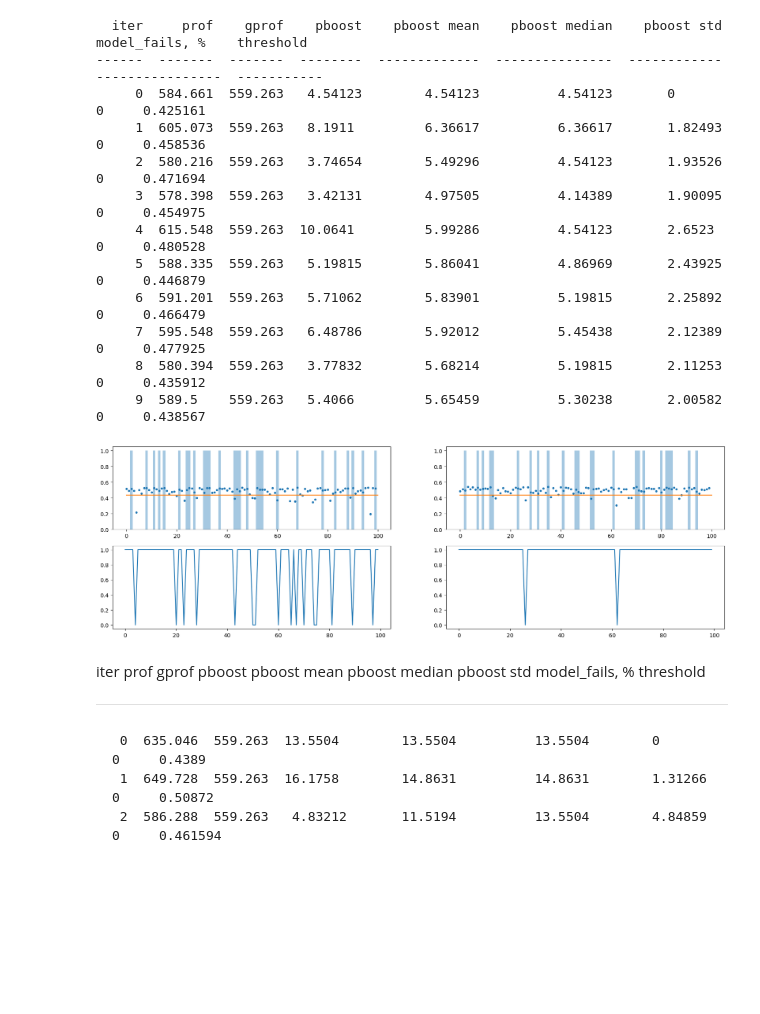
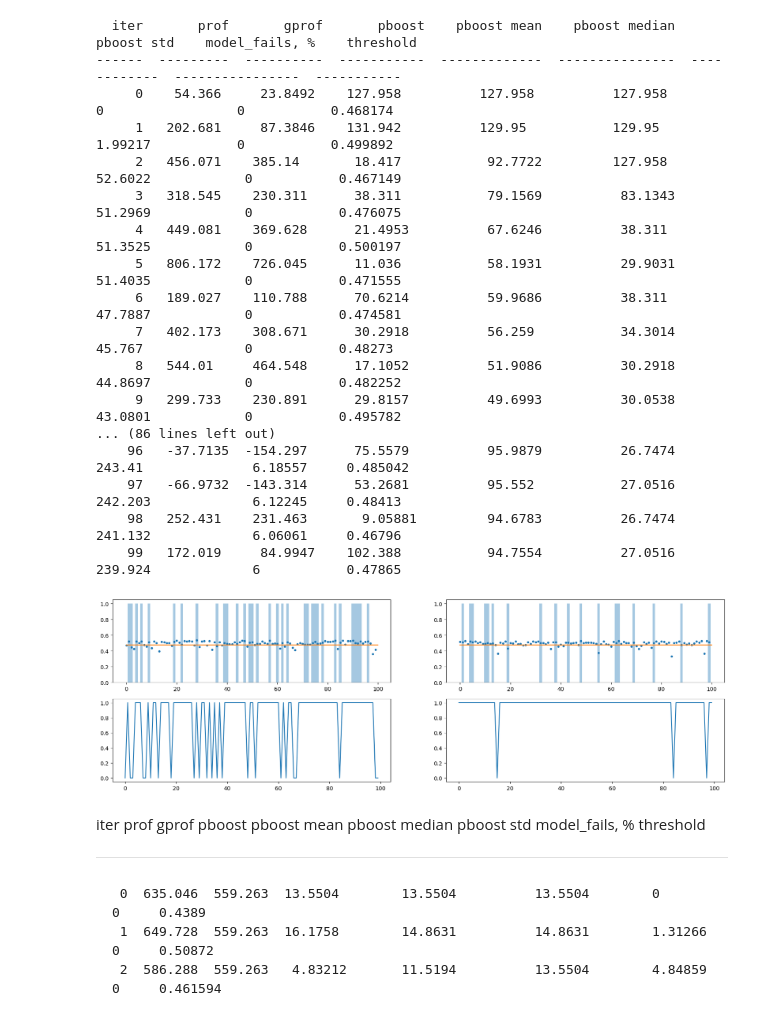
Before and after one commit to binrey/MLTR, a Jupyter notebook: train.ipynb, the cells around one changed output. Cells and saved outputs as stored; diff of their text form; code cells hidden in the pictures; blank space fills up the shorter version.

```diff
--- a/train.ipynb
+++ b/train.ipynb
@@ -92,16 +94,16 @@ def calc_weights2(predicts, th):
 # %%
 from sklearn.metrics import f1_score
 import torch
-device = "mps"
+device = "cuda"
 
-nitrers = 10
+nitrers = 100
 test_split_size = 0.2
 calc_test = False
 id2tf = {v:k for k, v in tfdict.items()}
 
 pprofits, gprofits, metrics, table = np.zeros((3, nitrers)), np.zeros((3, nitrers)), np.zeros((2, nitrers)), []
 for i in range(nitrers):
-    if i == 0:
+    if i >= 0:
         np.random.seed(i)
         X_train, X_test, y_train, y_test, profs_train, profs_test, tf_test = get_data(X, y, test_split_size)
     X_train = torch.tensor(X_train).float().to(device)
@@ -158,46 +160,51 @@ for i in range(nitrers):
         # print(f"profit boost std: {prof_boost_std}")
         # metrics_mean, metrics_std = metrics.mean(1, where=metrics!=0), metrics.std(1, where=metrics!=0)
         # print(f"metrics train/val means: {metrics_mean}, std: {metrics_std}")
         # print(f"overfitting mean: {metrics_mean[0]/metrics_mean[1]}, std: {metrics_std[0]/metrics_std[1]}\n")
     else:
         print()
 
 plt.figure(figsize=(20, 6))
 plt.subplot(2, 2, 1)
 plt.plot(p_train[:100], ".")
 plt.bar(np.arange(100), y_train[:100, 0], width=[1]*100, alpha=0.4)
 plt.plot([0, 100], [threshold, threshold])
 if len(p_test):
     p_test4show = np.median(p_test, axis=0)
     plt.subplot(2, 2, 2)
     plt.plot(p_test4show[:100], ".")
     plt.bar(np.arange(100), y_test[:100, 0], width=[1]*100, alpha=0.4)
     # plt.bar(np.arange(100), profs_test[:100], width=[1]*100, alpha=0.2)
     plt.plot([0, 100], [threshold, threshold])
     plt.subplot(2, 2, 3)
     plt.plot(w_profs_train[:100])
     plt.subplot(2, 2, 4)
     plt.plot(w_profs_test[:100])
     # plt.plot(profs_test[:100]*w_profs_test[:100])
     # plt.plot(profs_test[:100], linewidth=3, alpha=0.5)
 
 
 model.set_threshold(threshold)
 torch.save(model.state_dict(), "model.pth")
 # %% [output]
-  iter     prof    gprof    pboost    pboost mean    pboost median    pboost std    model_fails, %    threshold
-------  -------  -------  --------  -------------  ---------------  ------------  ----------------  -----------
-     0  584.661  559.263   4.54123        4.54123          4.54123       0                       0     0.425161
-     1  605.073  559.263   8.1911         6.36617          6.36617       1.82493                 0     0.458536
-     2  580.216  559.263   3.74654        5.49296          4.54123       1.93526                 0     0.471694
-     3  578.398  559.263   3.42131        4.97505          4.14389       1.90095                 0     0.454975
-     4  615.548  559.263  10.0641         5.99286          4.54123       2.6523                  0     0.480528
-     5  588.335  559.263   5.19815        5.86041          4.86969       2.43925                 0     0.446879
-     6  591.201  559.263   5.71062        5.83901          5.19815       2.25892                 0     0.466479
-     7  595.548  559.263   6.48786        5.92012          5.45438       2.12389                 0     0.477925
-     8  580.394  559.263   3.77832        5.68214          5.19815       2.11253                 0     0.435912
-     9  589.5    559.263   5.4066         5.65459          5.30238       2.00582                 0     0.438567
+  iter       prof       gprof       pboost    pboost mean    pboost median    pboost std    model_fails, %    threshold
+------  ---------  ----------  -----------  -------------  ---------------  ------------  ----------------  -----------
+     0    54.366     23.8492    127.958          127.958          127.958        0                 0           0.468174
+     1   202.681     87.3846    131.942          129.95           129.95         1.99217           0           0.499892
+     2   456.071    385.14       18.417           92.7722         127.958       52.6022            0           0.467149
+     3   318.545    230.311      38.311           79.1569          83.1343      51.2969            0           0.476075
+     4   449.081    369.628      21.4953          67.6246          38.311       51.3525            0           0.500197
+     5   806.172    726.045      11.036           58.1931          29.9031      51.4035            0           0.471555
+     6   189.027    110.788      70.6214          59.9686          38.311       47.7887            0           0.474581
+     7   402.173    308.671      30.2918          56.259           34.3014      45.767             0           0.48273
+     8   544.01     464.548      17.1052          51.9086          30.2918      44.8697            0           0.482252
+     9   299.733    230.891      29.8157          49.6993          30.0538      43.0801            0           0.495782
+... (86 lines left out)
+    96   -37.7135  -154.297      75.5579          95.9879          26.7474     243.41              6.18557     0.485042
+    97   -66.9732  -143.314      53.2681          95.552           27.0516     242.203             6.12245     0.48413
+    98   252.431    231.463       9.05881         94.6783          26.7474     241.132             6.06061     0.46796
+    99   172.019     84.9947    102.388           94.7554          27.0516     239.924             6           0.47865
-[figure, old version]
+[figure, new version]
 # %% [markdown]
   iter     prof    gprof    pboost    pboost mean    pboost median    pboost std    model_fails, %    threshold
 ------  -------  -------  --------  -------------  ---------------  ------------  ----------------  -----------
```
Also changed, not shown: parts of 6 cells of this notebook.
